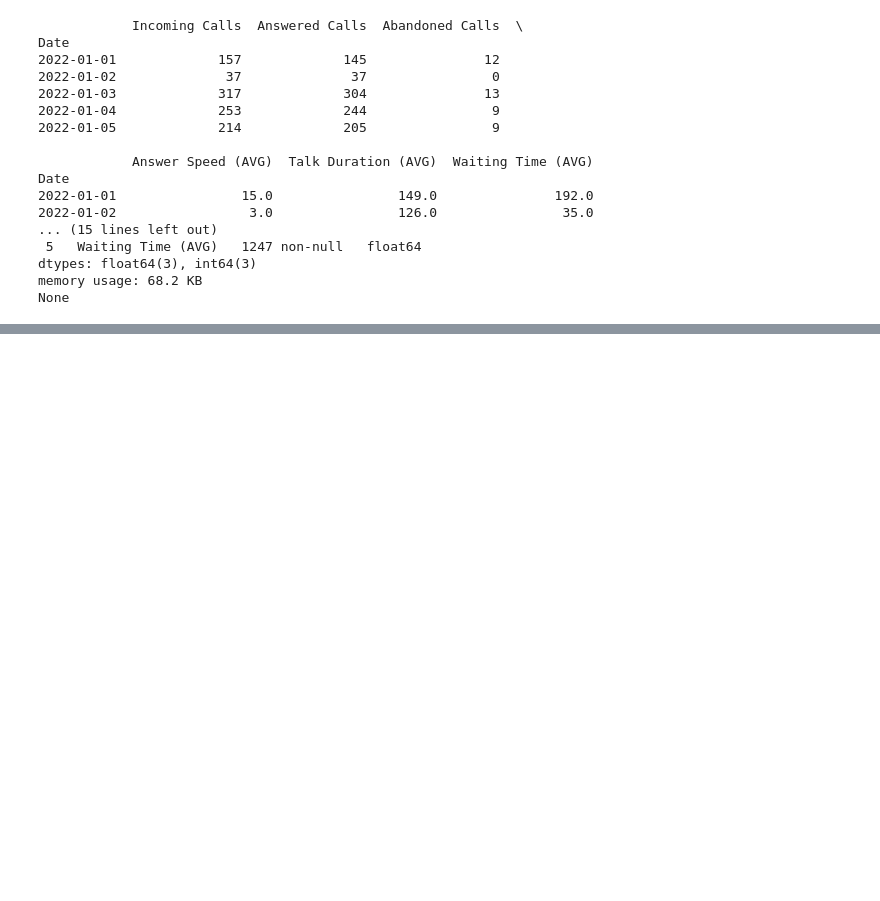
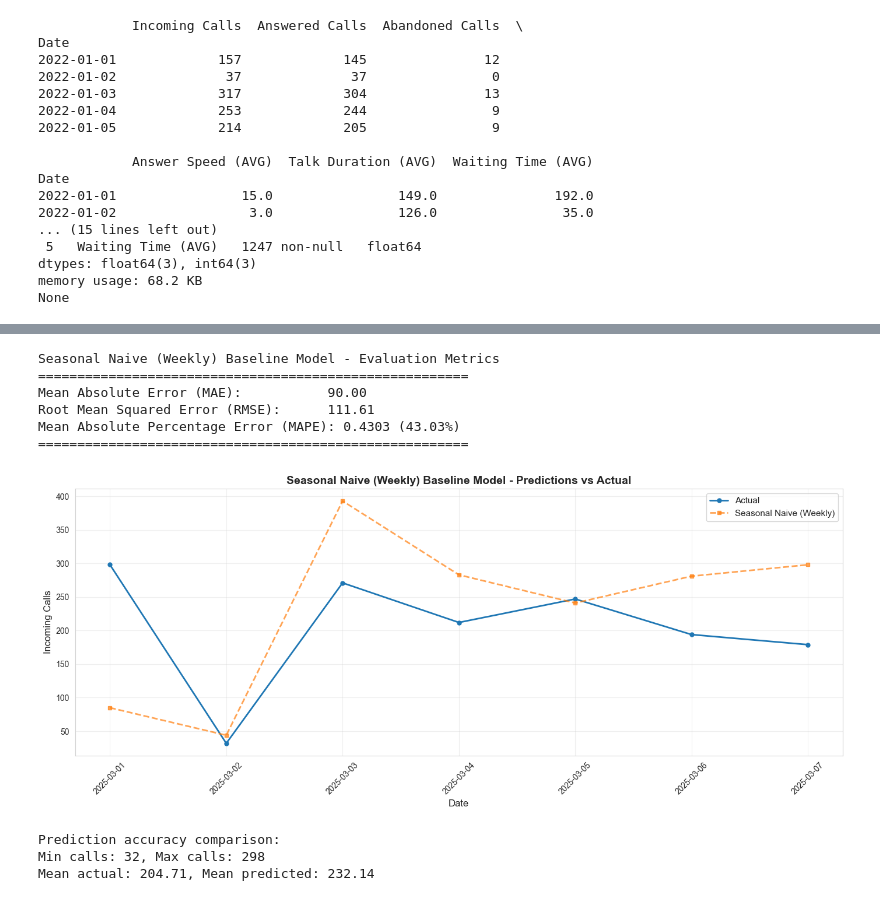
Before and after one commit to UCSD-Intuit-Data-Science-Initiative/UCSD-Intuit-DS-Capstone-project-Jackie, a Jupyter notebook: notebooks/02-model.ipynb, the cells around one changed output, grey strips where cells are left out. Saved outputs shown, nothing was run; the diff lists cells and outputs as text; code cells hidden in the pictures; blank space fills up the shorter version.

```diff
--- a/notebooks/02-model.ipynb
+++ b/notebooks/02-model.ipynb
@@ -50,0 +67,22 @@ None
+# %%
+# Create predictions with Seasonal Naive (Weekly) - handle missing dates
+predictions = []
+actual_test_dates = []
+
+for date in test_dates:
+    # Find the date from 7 days ago
+    last_week_date = date - pd.Timedelta(days=7)
+
+    # Check if the date exists in the training data
+    if last_week_date in history.index:
+        prediction = history.loc[last_week_date]
+        predictions.append(prediction)
+        actual_test_dates.append(date)
+
+# Create a series with the predictions for evaluation
+predictions_series = pd.Series(predictions, index=actual_test_dates)
+actual_values = test.loc[actual_test_dates, "Incoming Calls"]
+
+print(f"Number of predictions made: {len(predictions)}")
+print("Predictions (first 10):")
+print(predictions_series.head(10))
@@ -50,0 +100,50 @@ None
+# %%
+# 3. Evaluate the baseline model
+import numpy as np
+from sklearn.metrics import mean_absolute_percentage_error, mean_squared_error
+
+# Calculate evaluation metrics
+mae = mean_absolute_error(actual_values, predictions_series)
+rmse = np.sqrt(mean_squared_error(actual_values, predictions_series))
+mape = mean_absolute_percentage_error(actual_values, predictions_series)
+
+print("Seasonal Naive (Weekly) Baseline Model - Evaluation Metrics")
+print("=" * 55)
+print(f"Mean Absolute Error (MAE):           {mae:.2f}")
+print(f"Root Mean Squared Error (RMSE):      {rmse:.2f}")
+print(f"Mean Absolute Percentage Error (MAPE): {mape:.4f} ({mape*100:.2f}%)")
+print("=" * 55)
+# %% [output]
+Seasonal Naive (Weekly) Baseline Model - Evaluation Metrics
+=======================================================
+Mean Absolute Error (MAE):           90.00
+Root Mean Squared Error (RMSE):      111.61
+Mean Absolute Percentage Error (MAPE): 0.4303 (43.03%)
+=======================================================
+# %%
+# 4. Visualize predictions vs actual values
+plt.figure(figsize=(14, 6))
+
+# Plot actual test values
+plt.plot(actual_test_dates, actual_values, "o-", label="Actual", linewidth=2, markersize=5)
+
+# Plot predictions
+plt.plot(actual_test_dates, predictions_series, "s--", label="Seasonal Naive (Weekly)", linewidth=2, markersize=5, alpha=0.7)
+
+plt.xlabel("Date", fontsize=12)
+plt.ylabel("Incoming Calls", fontsize=12)
+plt.title("Seasonal Naive (Weekly) Baseline Model - Predictions vs Actual", fontsize=14, fontweight="bold")
+plt.legend(fontsize=11)
+plt.grid(True, alpha=0.3)
+plt.xticks(rotation=45)
+plt.tight_layout()
+plt.show()
+
+print("\nPrediction accuracy comparison:")
+print(f"Min calls: {actual_values.min():.0f}, Max calls: {actual_values.max():.0f}")
+print(f"Mean actual: {actual_values.mean():.2f}, Mean predicted: {predictions_series.mean():.2f}")
+# %% [output]
+[figure, added]
+Prediction accuracy comparison:
+Min calls: 32, Max calls: 298
+Mean actual: 204.71, Mean predicted: 232.14
```
Also changed, not shown: parts of 6 cells of this notebook.
